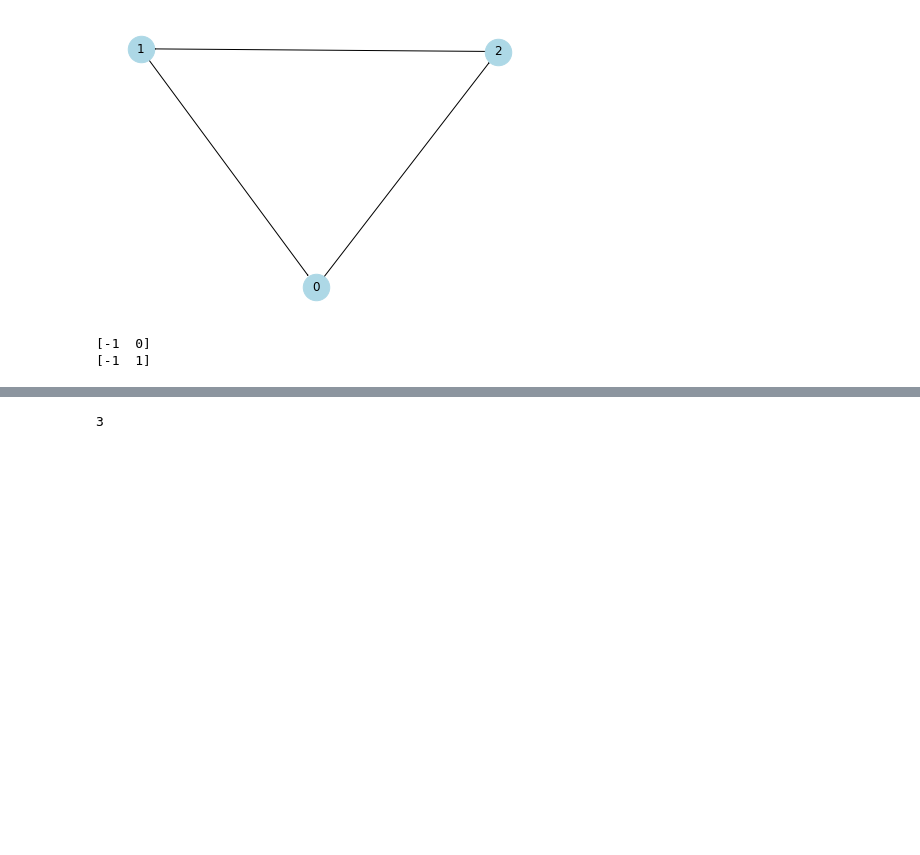
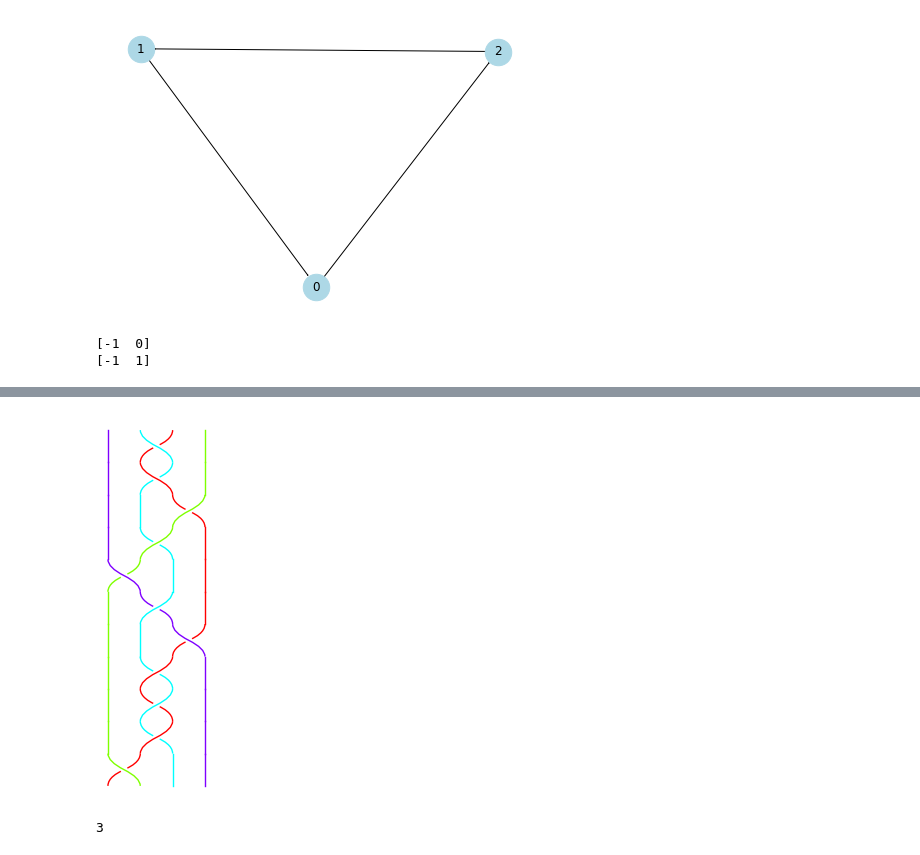
Before and after one commit to sadboyneedcodes/REU2024, a Jupyter notebook: sage_tests.ipynb, the cells around one changed output, grey strips where cells are left out. Saved outputs shown, nothing was run; the diff lists cells and outputs as text; code cells hidden in the pictures; blank space fills up the shorter version.

```diff
--- a/sage_tests.ipynb
+++ b/sage_tests.ipynb
@@ -176,3 +184,9 @@ added.det()
+# %%
+B = K.braid()
+plot = B.plot()
+plot.show()
+# %% [output]
+[figure, added]
 # %%
 trefoil_w_R2 = Link([(5,1,6,10),(6,1,7,2),(7,3,8,2),(3,9,4,8),(9,5,10,4)])
 K = trefoil_w_R2.sage_link()
```
Also changed, not shown: parts of 10 cells of this notebook.
